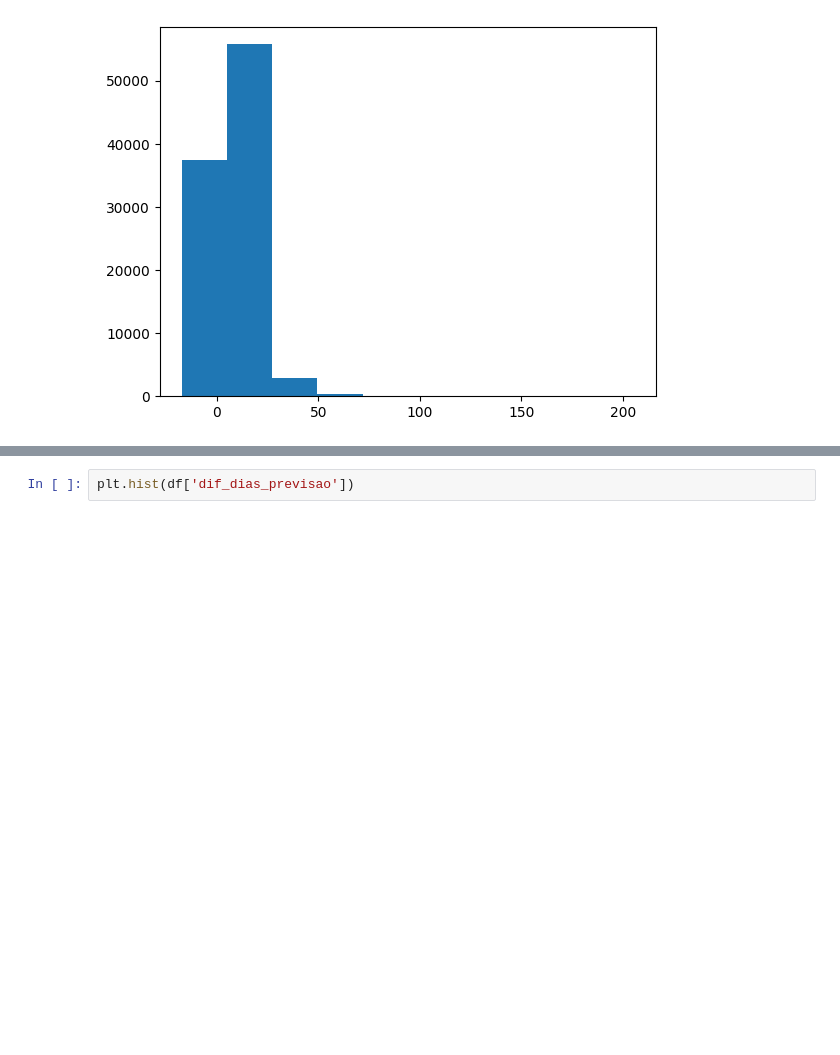
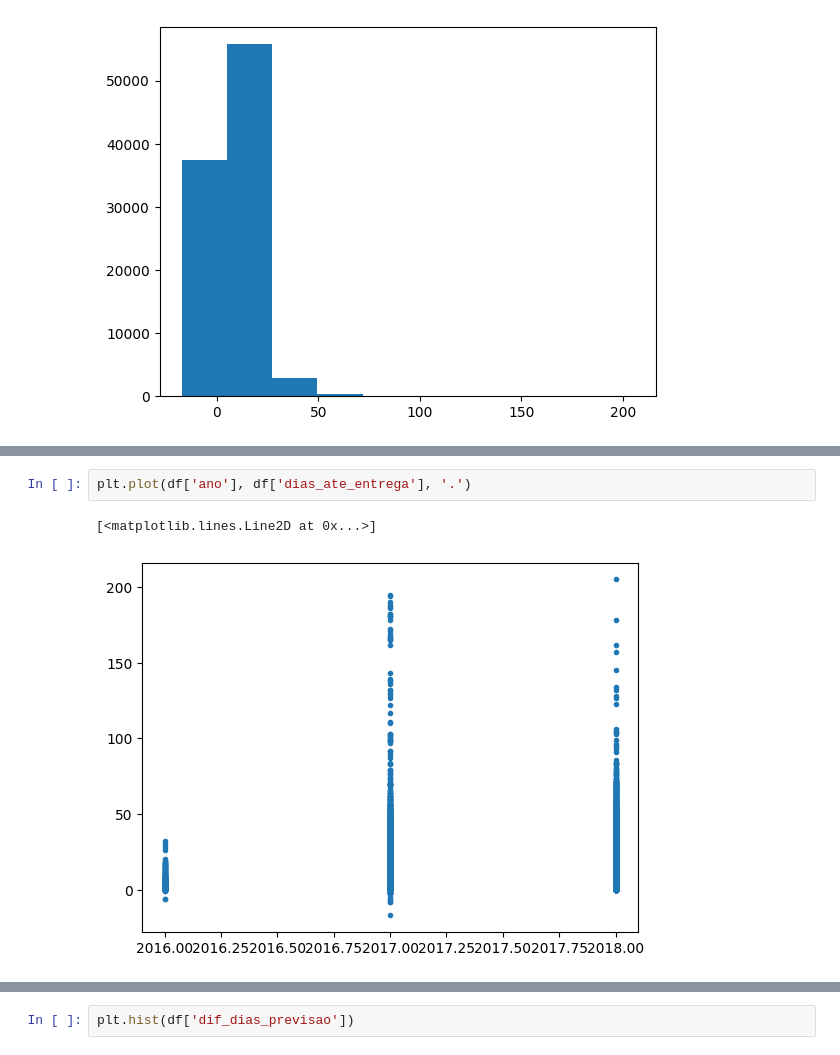
Before and after one commit to DS-Johnny/Estatistica_AnalisedeDados, a Jupyter notebook: ciclo_3/pedidos.ipynb, the cells around one changed output, grey strips where cells are left out. Drawn from its saved outputs; the diff is of its cells as text; blank space fills up the shorter version.

```diff
--- a/ciclo_3/pedidos.ipynb
+++ b/ciclo_3/pedidos.ipynb
@@ -74,0 +87,5 @@ plt.show()
+# %%
+plt.plot(df['ano'], df['dias_ate_entrega'], '.')
+# %% [output]
+[<matplotlib.lines.Line2D at 0x...>]
+[figure, added]
```
Also changed, not shown: parts of 2 cells of this notebook, 4 other files.
